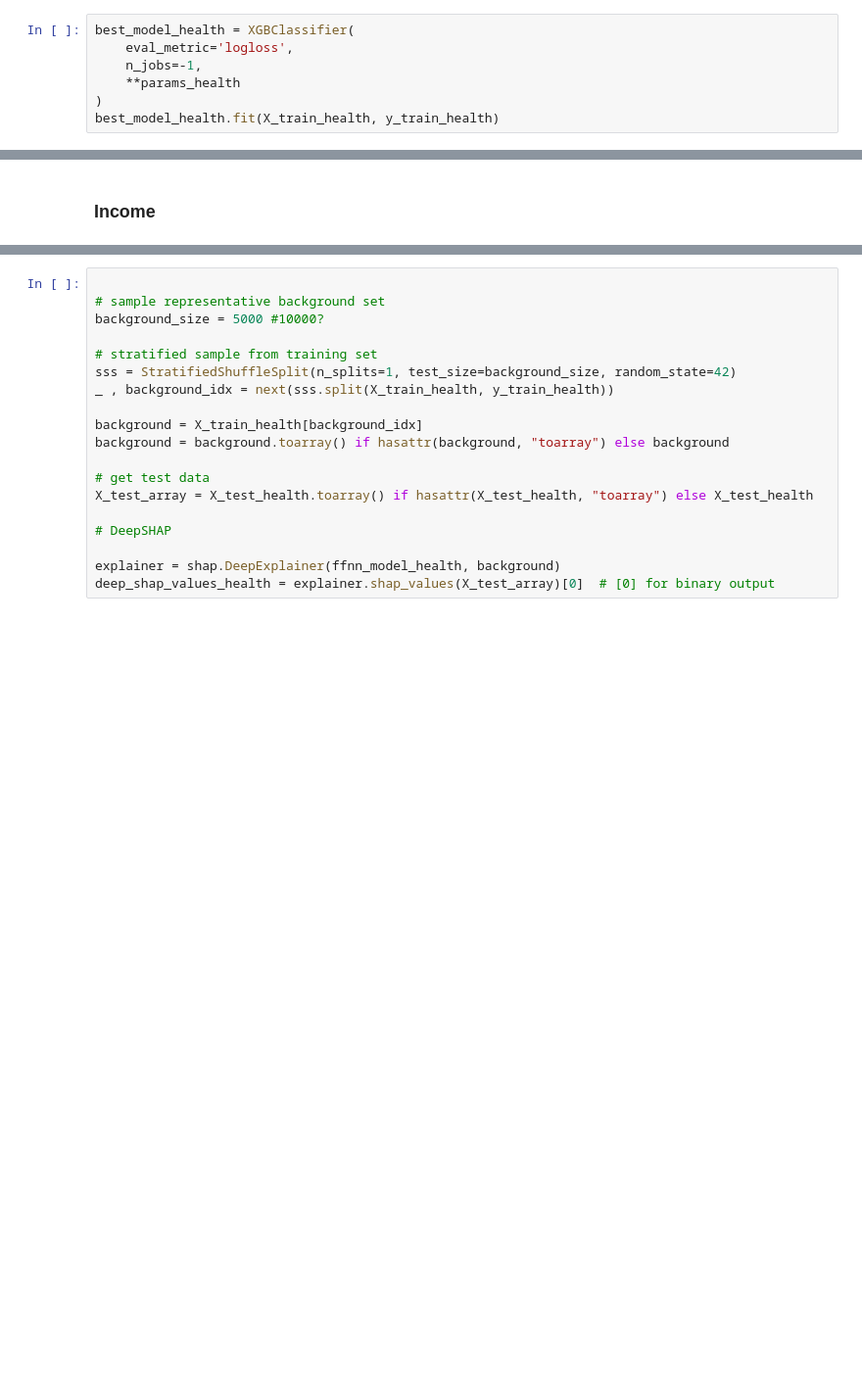
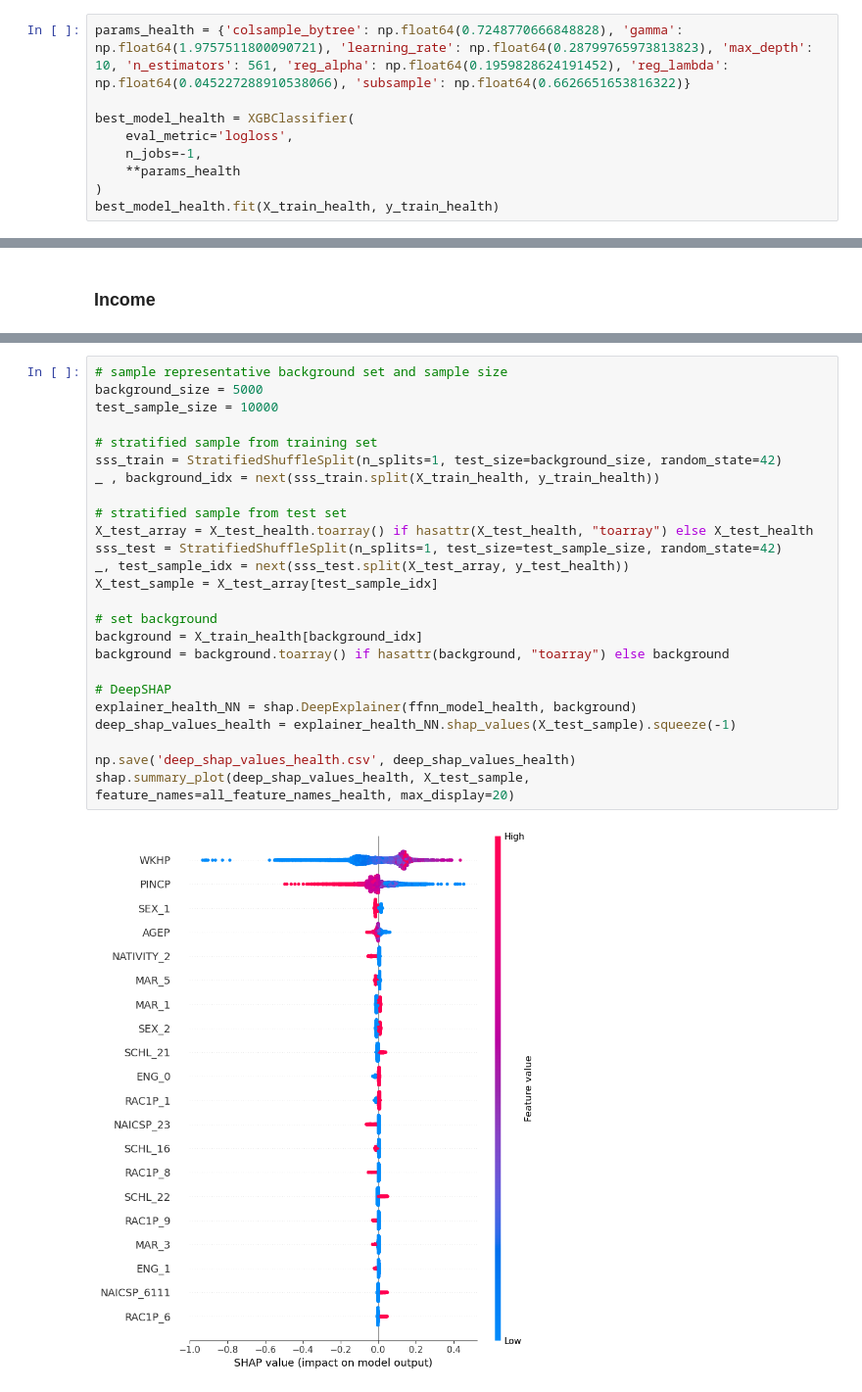
Before and after one commit to antisocialites/HCML, a Jupyter notebook: XGBoost/ACS_income_insurance.ipynb, the cells around one changed output, grey strips where cells are left out. Shown at 98% size. Drawn from its saved outputs; the diff is of its cells as text; blank space fills up the shorter version.

```diff
--- a/XGBoost/ACS_income_insurance.ipynb
+++ b/XGBoost/ACS_income_insurance.ipynb
@@ -521,6 +566,8 @@ Number of feature names: 318
 # %% [markdown]
 ### Health care classifier
 # %%
+params_health = {'colsample_bytree': np.float64(0.7248770666848828), 'gamma': np.float64(1.9757511800090721), 'learning_rate': np.float64(0.28799765973813823), 'max_depth': 10, 'n_estimators': 561, 'reg_alpha': np.float64(0.1959828624191452), 'reg_lambda': np.float64(0.045227288910538066), 'subsample': np.float64(0.6626651653816322)}
+
 best_model_health = XGBClassifier(
     eval_metric='logloss',
     n_jobs=-1,
@@ -693,19 +812,27 @@ np.save('deep_shap_values_income.csv', deep_shap_values_income)
 # %%
-
-# sample representative background set
-background_size = 5000 #10000?
+# sample representative background set and sample size
+background_size = 5000
+test_sample_size = 10000
 
 # stratified sample from training set
-sss = StratifiedShuffleSplit(n_splits=1, test_size=background_size, random_state=42)
-_ , background_idx = next(sss.split(X_train_health, y_train_health))
+sss_train = StratifiedShuffleSplit(n_splits=1, test_size=background_size, random_state=42)
+_ , background_idx = next(sss_train.split(X_train_health, y_train_health))
 
+# stratified sample from test set
+X_test_array = X_test_health.toarray() if hasattr(X_test_health, "toarray") else X_test_health
+sss_test = StratifiedShuffleSplit(n_splits=1, test_size=test_sample_size, random_state=42)
+_, test_sample_idx = next(sss_test.split(X_test_array, y_test_health))
+X_test_sample = X_test_array[test_sample_idx]
+
+# set background
 background = X_train_health[background_idx]
 background = background.toarray() if hasattr(background, "toarray") else background
 
-# get test data
-X_test_array = X_test_health.toarray() if hasattr(X_test_health, "toarray") else X_test_health
+# DeepSHAP
+explainer_health_NN = shap.DeepExplainer(ffnn_model_health, background)
+deep_shap_values_health = explainer_health_NN.shap_values(X_test_sample).squeeze(-1)
 
-# DeepSHAP
-
-explainer = shap.DeepExplainer(ffnn_model_health, background)
-deep_shap_values_health = explainer.shap_values(X_test_array)[0]  # [0] for binary output
+np.save('deep_shap_values_health.csv', deep_shap_values_health)
+shap.summary_plot(deep_shap_values_health, X_test_sample, feature_names=all_feature_names_health, max_display=20)
+# %% [output]
+[figure, added]
```
Also changed, not shown: parts of 31 cells of this notebook.
